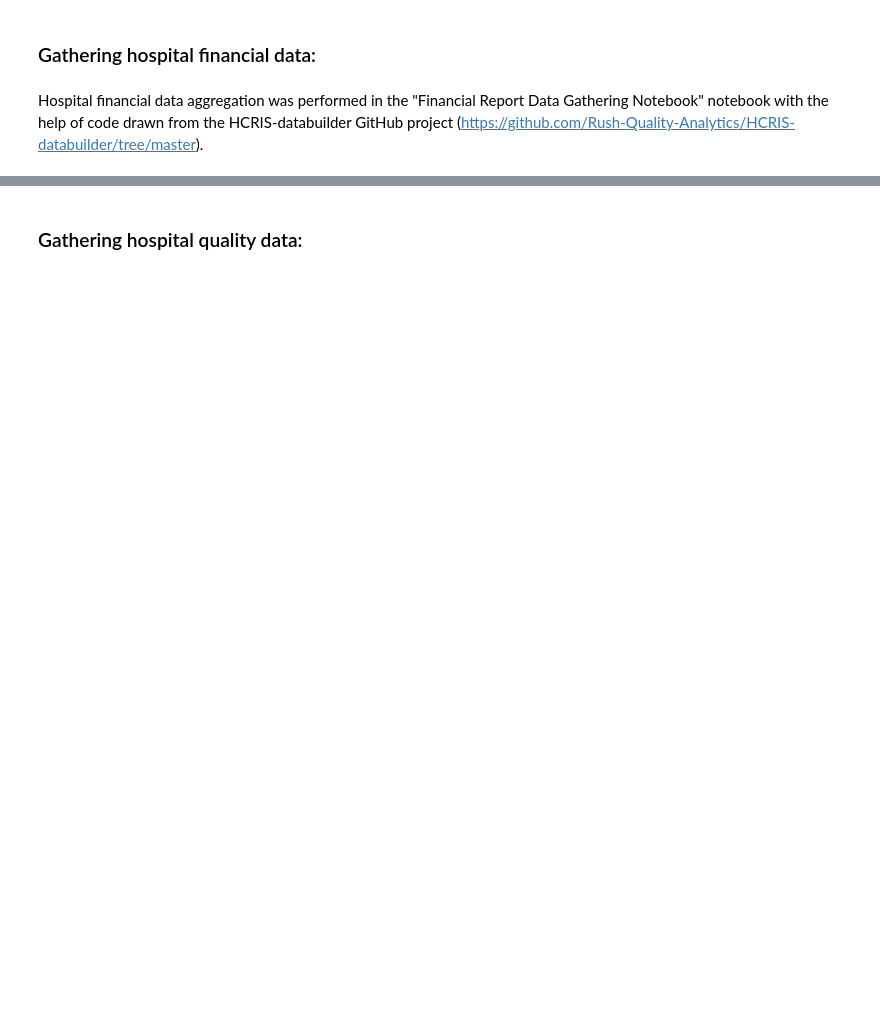
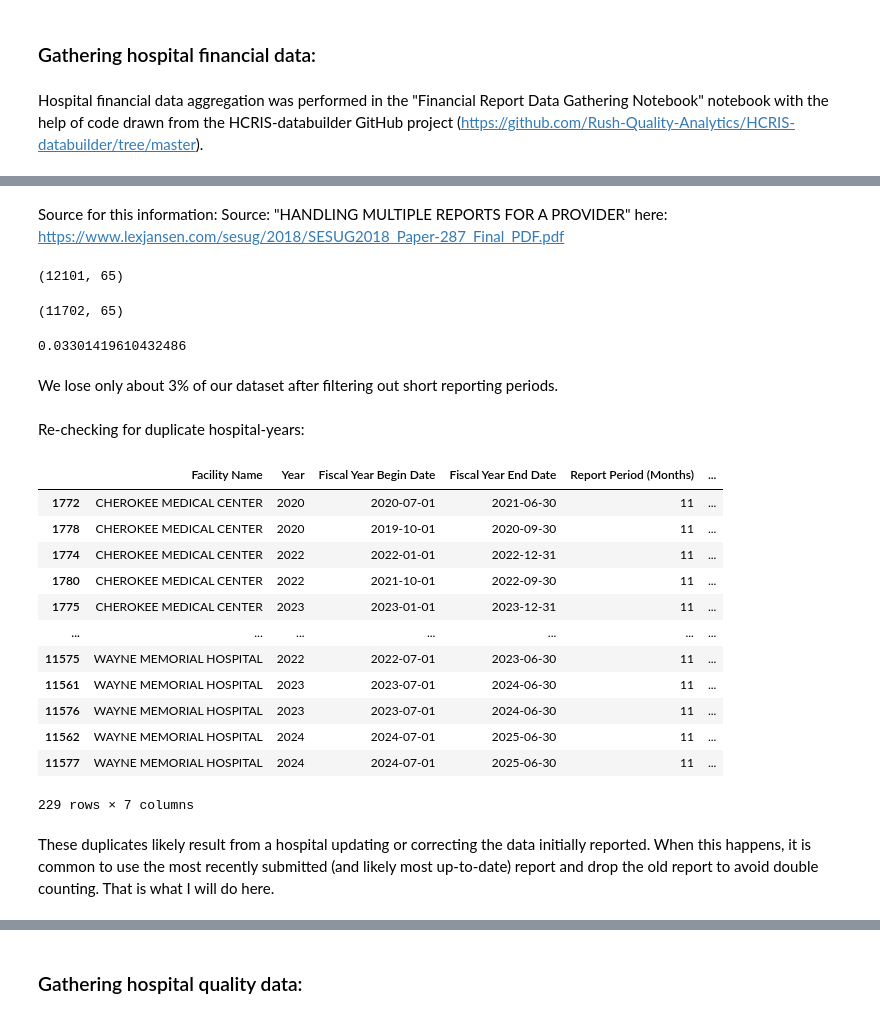
Before and after one commit to aezell314/Predicting_Hospital_Closures, a Jupyter notebook: Hospital Trends Data Gathering.ipynb, the cells around one changed output, grey strips where cells are left out. Cells and saved outputs as stored; diff of their text form; code cells hidden in the pictures; blank space fills up the shorter version.

```diff
--- a/Hospital Trends Data Gathering.ipynb
+++ b/Hospital Trends Data Gathering.ipynb
@@ -101,0 +152,38 @@ financials.head()
+# %% [markdown]
+Source for this information: Source: "HANDLING MULTIPLE REPORTS FOR A PROVIDER" here: https://www.lexjansen.com/sesug/2018/SESUG2018_Paper-287_Final_PDF.pdf
+# %%
+financials.shape
+# %% [output]
+(12101, 65)
+# %%
+financials = financials[financials['Report Period (Months)'] >= 10]
+# %%
+financials.shape
+# %% [output]
+(11702, 65)
+# %%
+(12116-11716)/12116
+# %% [output]
+0.03301419610432486
+# %% [markdown]
+We lose only about 3% of our dataset after filtering out short reporting periods.
+# %% [markdown]
+Re-checking for duplicate hospital-years:
+# %%
+financials[financials[['Facility Name','Year']].duplicated(keep=False)][['Facility Name','Year','Fiscal Year Begin Date','Fiscal Year End Date','Report Period (Months)','Total Bad Debt expense','Total cost of charity care']].sort_values(by=['Facility Name','Year'])
+# %% [output]
+|  | Facility Name | Year | Fiscal Year Begin Date | Fiscal Year End Date | Report Period (Months) | ... |
+| 1772 | CHEROKEE MEDICAL CENTER | 2020 | 2020-07-01 | 2021-06-30 | 11 | ... |
+| 1778 | CHEROKEE MEDICAL CENTER | 2020 | 2019-10-01 | 2020-09-30 | 11 | ... |
+| 1774 | CHEROKEE MEDICAL CENTER | 2022 | 2022-01-01 | 2022-12-31 | 11 | ... |
+| 1780 | CHEROKEE MEDICAL CENTER | 2022 | 2021-10-01 | 2022-09-30 | 11 | ... |
+| 1775 | CHEROKEE MEDICAL CENTER | 2023 | 2023-01-01 | 2023-12-31 | 11 | ... |
+| ... | ... | ... | ... | ... | ... | ... |
+| 11575 | WAYNE MEMORIAL HOSPITAL | 2022 | 2022-07-01 | 2023-06-30 | 11 | ... |
+| 11561 | WAYNE MEMORIAL HOSPITAL | 2023 | 2023-07-01 | 2024-06-30 | 11 | ... |
+| 11576 | WAYNE MEMORIAL HOSPITAL | 2023 | 2023-07-01 | 2024-06-30 | 11 | ... |
+| 11562 | WAYNE MEMORIAL HOSPITAL | 2024 | 2024-07-01 | 2025-06-30 | 11 | ... |
+| 11577 | WAYNE MEMORIAL HOSPITAL | 2024 | 2024-07-01 | 2025-06-30 | 11 | ... |
+229 rows × 7 columns
+# %% [markdown]
+These duplicates likely result from a hospital updating or correcting the data initially reported. When this happens, it is common to use the most recently submitted (and likely most up-to-date) report and drop the old report to avoid double counting. That is what I will do here.
```
Also changed, not shown: parts of 91 cells of this notebook, 2 other files.
